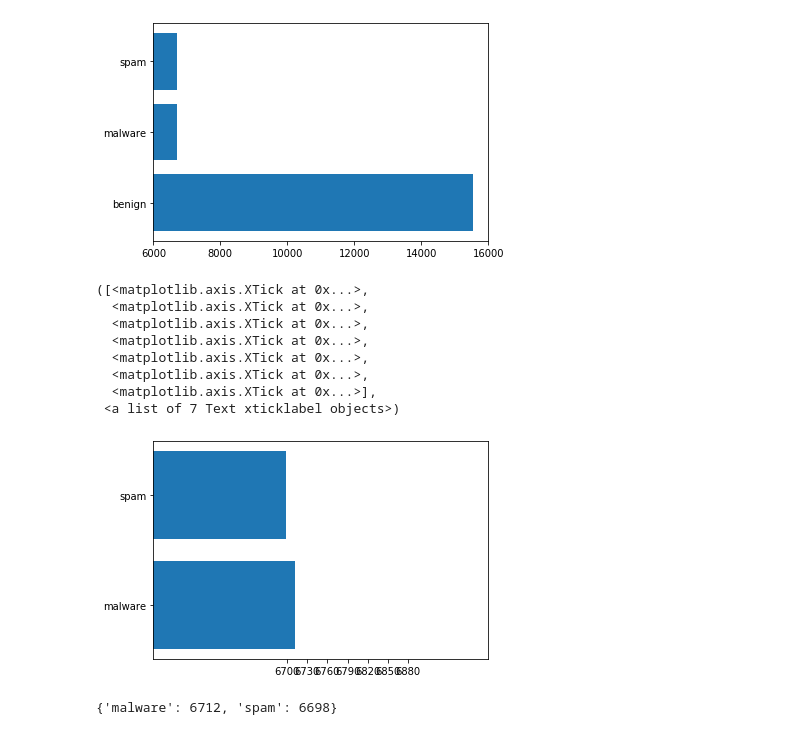
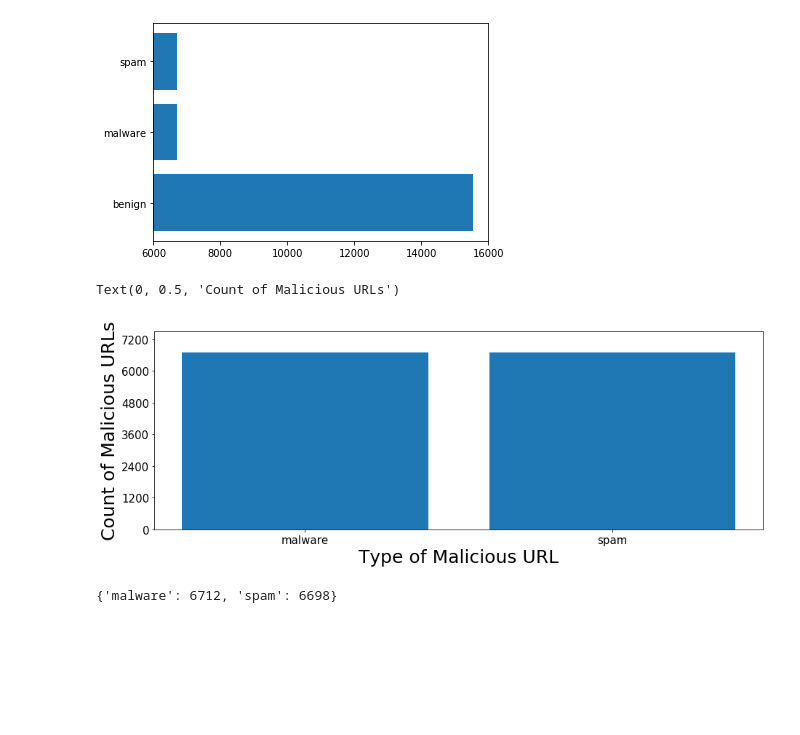
Before and after one commit to yashchks87/Cyber_security_competition, a Jupyter notebook: forVisuals.ipynb, the cells around one changed output. Drawn from its saved outputs; the diff is of its cells as text; code cells hidden in the pictures; blank space fills up the shorter version.

```diff
--- a/forVisuals.ipynb
+++ b/forVisuals.ipynb
@@ -26,25 +26,26 @@ plt.barh(keys_final, values_final)
 [figure]
 # %%
 # Without benigh
+# Malware and spam speelling is capital
+# Scale start from 0 and interval as 500
+# Scale start from 0 and interval as 1000
 y = finalData[finalData.URL_Type_obf_Type != 'benign']
 y = y['URL_Type_obf_Type'].value_counts()
 y = y.to_dict()
 keys_final1 = list(y.keys())
 values_final1 = list(y.values())
-plt.barh(keys_final1, values_final1)
-plt.xlim(6500, 7000)
-plt.xticks(range(6700, 6900, 30))
+fig, ax = plt.subplots(figsize=(15, 5))
+plt.bar(keys_final1, values_final1)
+plt.ylim(0, 7500)
+plt.yticks(range(0, 7500, 1200), fontsize= 15)
+plt.xticks(fontsize=15)
+plt.xlabel("Type of Malicious URL", fontsize=25)
+plt.ylabel("Count of Malicious URLs", fontsize=25)
+# plt.title("Count of malicious URL", fontsize=30)
 # Change orientation...
 # %% [output]
-([<matplotlib.axis.XTick at 0x...>,
-  <matplotlib.axis.XTick at 0x...>,
-  <matplotlib.axis.XTick at 0x...>,
-  <matplotlib.axis.XTick at 0x...>,
-  <matplotlib.axis.XTick at 0x...>,
-  <matplotlib.axis.XTick at 0x...>,
-  <matplotlib.axis.XTick at 0x...>],
- <a list of 7 Text xticklabel objects>)
+Text(0, 0.5, 'Count of Malicious URLs')
-[figure, old version]
+[figure, new version]
 # %%
 y
 # %% [output]
```
